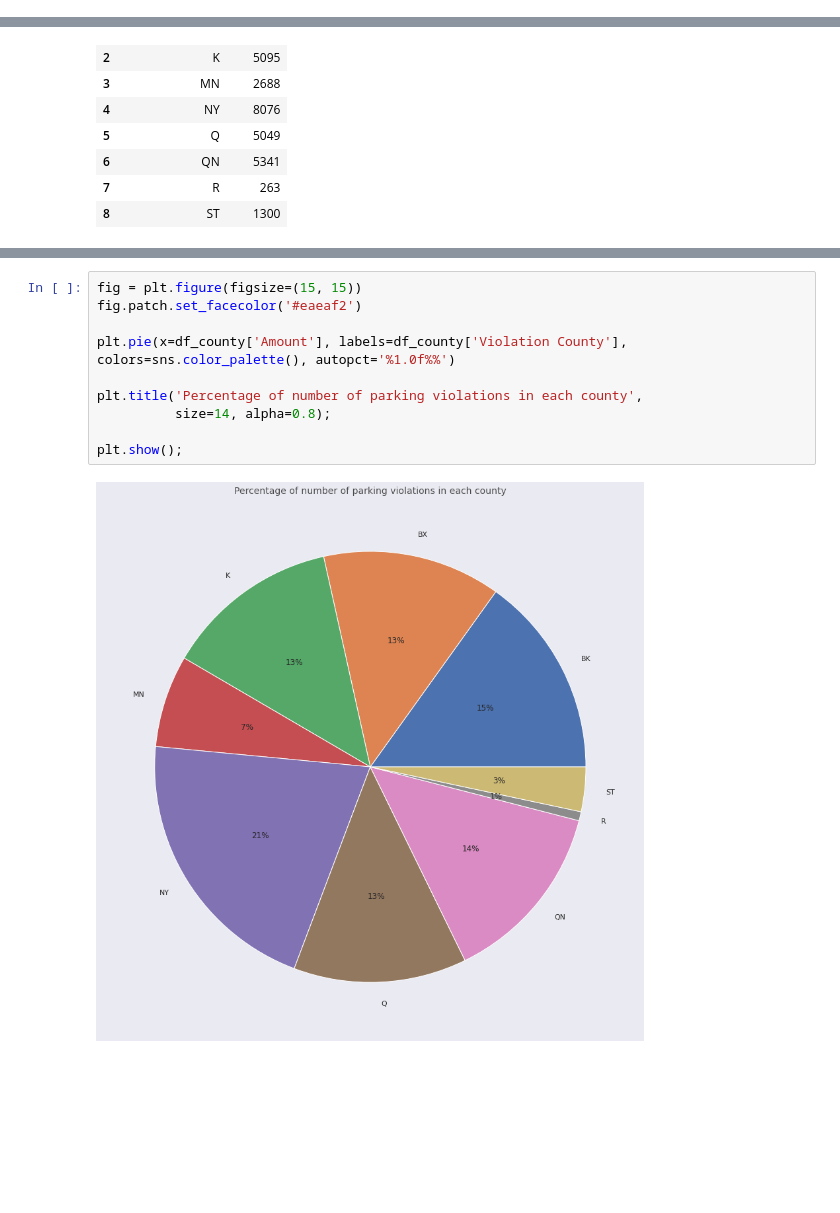
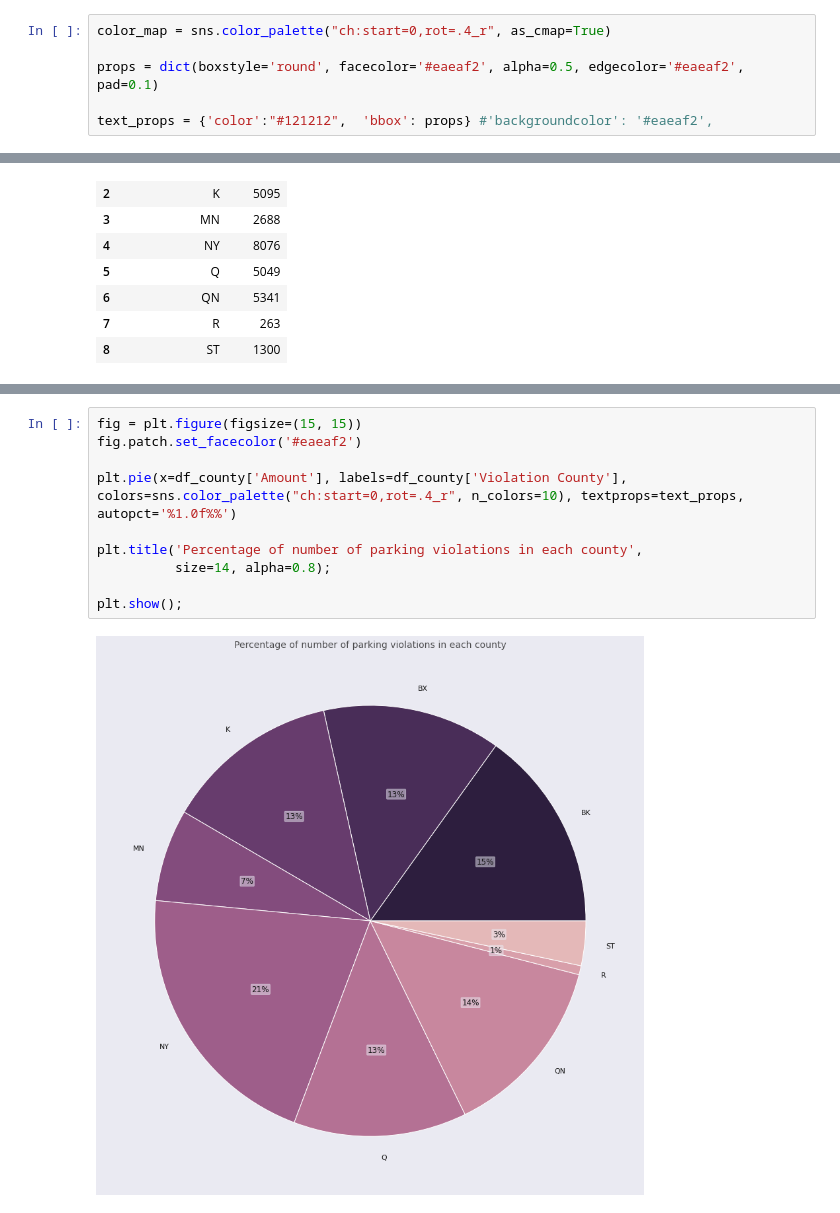
Before and after one commit to pedrohortencio/data-analysis-projects, a Jupyter notebook: NYC Parking Violations/NYC_Parking_Violations.ipynb, the cells around one changed output, grey strips where cells are left out. Saved outputs shown, nothing was run; the diff lists cells and outputs as text; blank space fills up the shorter version.

```diff
--- a/NYC Parking Violations/NYC_Parking_Violations.ipynb
+++ b/NYC Parking Violations/NYC_Parking_Violations.ipynb
@@ -242,2 +229,8 @@ Name: Summons Number, dtype: int64
+# %%
+color_map = sns.color_palette("ch:start=0,rot=.4_r", as_cmap=True)
+
+props = dict(boxstyle='round', facecolor='#eaeaf2', alpha=0.5, edgecolor='#eaeaf2', pad=0.1)
+
+text_props = {'color':"#121212",  'bbox': props} #'backgroundcolor': '#eaeaf2',
 # %% [markdown]
 ###A plot that shows the number of parking violations issued for each vehicle year
@@ -601,12 +603,12 @@ plt.title('Number of parking violations in each county',
 # %%
 fig = plt.figure(figsize=(15, 15))
 fig.patch.set_facecolor('#eaeaf2')
 
-plt.pie(x=df_county['Amount'], labels=df_county['Violation County'], colors=sns.color_palette(), autopct='%1.0f%%')
+plt.pie(x=df_county['Amount'], labels=df_county['Violation County'], colors=sns.color_palette("ch:start=0,rot=.4_r", n_colors=10), textprops=text_props, autopct='%1.0f%%')
 
 plt.title('Percentage of number of parking violations in each county',
           size=14, alpha=0.8);
 
 plt.show();
 # %% [output]
-[figure, old version]
+[figure, new version]
```
Also changed, not shown: parts of 15 cells of this notebook.
